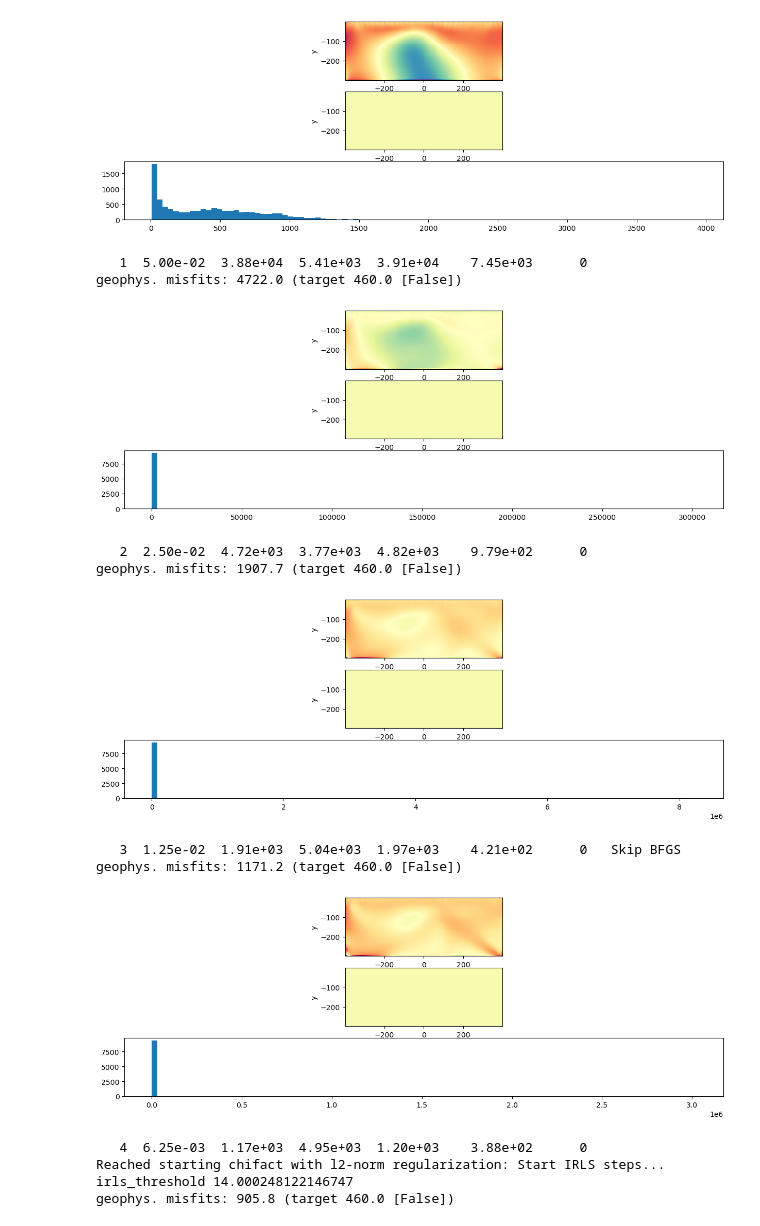
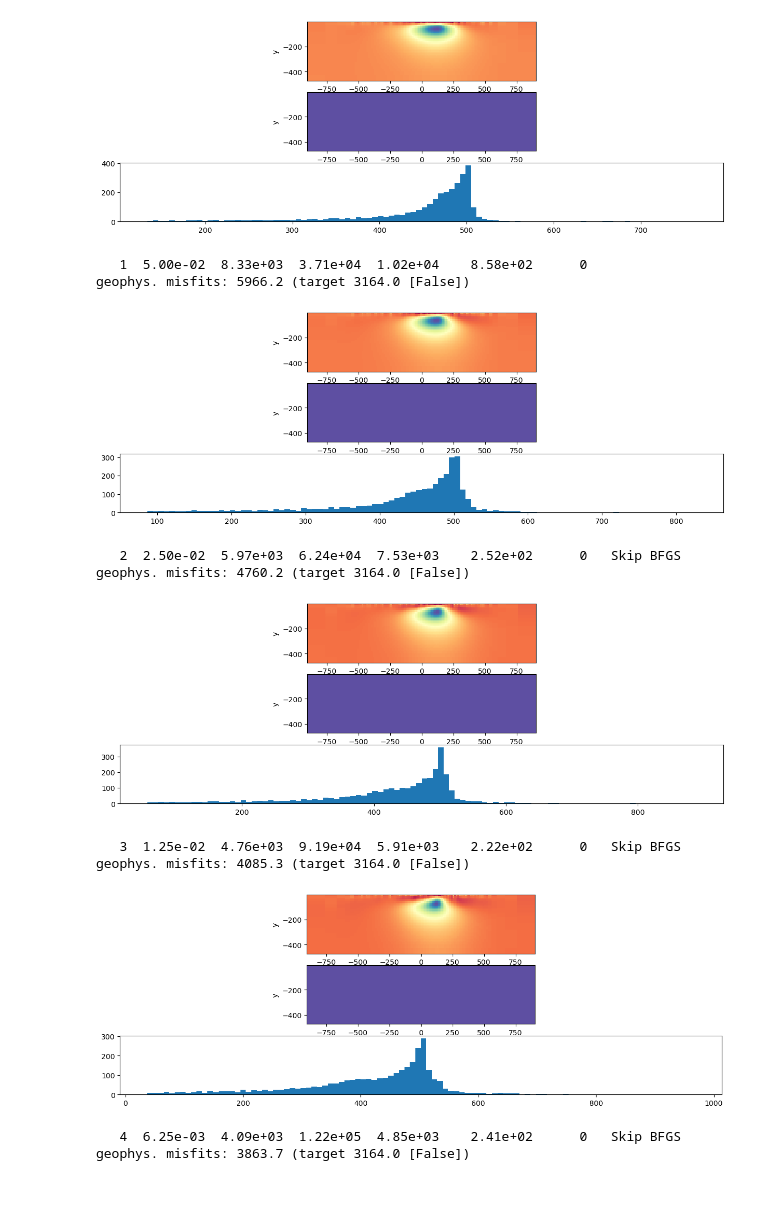
Before and after one commit to JKutt/transformers_segmentation, a Jupyter notebook: geological_segmentation/02-sparse_dip.ipynb, the cells around one changed output. Cells and saved outputs as stored; diff of their text form; code cells hidden in the pictures; blank space fills up the shorter version.

Commit message:
update to sparse norms

```diff
--- a/geological_segmentation/02-sparse_dip.ipynb
+++ b/geological_segmentation/02-sparse_dip.ipynb
@@ -70,7 +70,7 @@ class plot_mref(directives.InversionDirective):
         )
         # fig,ax = plt.subplots(1,1,figsize=(15,5))
         mm2 = meshCore.plot_image(
-            1 / np.exp(self.invProb.reg.objfcts[0].mref), ax=ax[1],
+            1 / np.exp(self.invProb.reg.objfcts[0].reference_model), ax=ax[1],
             # clim=[-np.log(250),-np.log(10),],
             clim=[0,500],
             pcolor_opts={'cmap':'Spectral'}
@@ -442,8 +456,9 @@ np.quantile(np.abs(dc_data.dobs), 0.08)
 
 dmis = data_misfit.L2DataMisfit(data=dc_data, simulation=simulation)
 # dmis.w = 1 / np.abs(dc_data.dobs * 0.05 + np.quantile(np.abs(dc_data.dobs), 0.1))
-m0 = np.log(1/dcutils.apparent_resistivity_from_voltage(survey, dc_data.dobs).mean()) * np.ones(mapping.nP)
+# m0 = np.log(1/dcutils.apparent_resistivity_from_voltage(survey, dc_data.dobs).mean()) * np.ones(mapping.nP)
 # m0 = np.load(r"/home/juanito/Documents/git/jresearch/geological_segmentation/guided/model_11.npy")
+m0 = np.log(1/500) * np.ones(mapping.nP)
 # Create the regularization with GMM information
 idenMap = maps.IdentityMap(nP=m0.shape[0])
 wires = maps.Wires(('m', m0.shape[0]))
@@ -458,19 +473,19 @@ reg_mean = regularization.Sparse(
 
 reg_mean.reference_model_in_smooth = True  # Include reference model in smoothness
 
-p = 0
+p = 1
 qx = 1
 qz = 1
 reg_mean.norms = [p, qx, qz]
 
 # Reach target misfit for L2 solution, then use IRLS until model stops changing.
 update_IRLS = directives.Update_IRLS(
-    max_irls_iterations=25, minGNiter=1, chifact_start=2.0
+    max_irls_iterations=25, minGNiter=1, chifact_start=1.2
 )
 
 
 # Optimization
-opt = optimization.ProjectedGNCG(maxIter=15, upper=np.inf, lower=-np.inf, tolCG=1E-5, maxIterLS=20, )
+opt = optimization.ProjectedGNCG(maxIter=30, upper=np.inf, lower=-np.inf, tolCG=1E-5, maxIterLS=20, )
 opt.remember('xc')
 
 # Set the inverse problem
@@ -485,13 +500,13 @@ targets = directives.MultiTargetMisfits(
 
 plot_iter_mref = plot_mref()
 plot_iter_mref.mesh = meshCore
-updateSensW = directives.UpdateSensitivityWeights(threshold=5e-4, everyIter=False)
-update_Jacobi = directives.UpdatePreconditioner()
+# updateSensW = directives.UpdateSensitivityWeights(threshold=5e-4, everyIter=False)
+# update_Jacobi = directives.UpdatePreconditioner()
 # save_pgi = SavePGIOutput('./pgi_param')
 invProb.beta = 1e-1
 inv = inversion.BaseInversion(invProb,
                             directiveList=[
-                                            updateSensW,
+                                            # updateSensW,
                                             # update_sam,
                                             #  petrodir,
                                             update_IRLS,
@@ -499,7 +514,7 @@ inv = inversion.BaseInversion(invProb,
                                             # MrefInSmooth,
                                             plot_iter_mref,
                                             #  save_pgi,
-                                            update_Jacobi,
+                                            # update_Jacobi,
                                             ])
 
 # Run!
@@ -522,14 +537,12 @@ geophys. misfits: 38786.2 (target 460.0 [False])
-[figure, old version]
+[figure, new version]
-   1  5.00e-02  3.88e+04  5.41e+03  3.91e+04    7.45e+03      0
-geophys. misfits: 4722.0 (target 460.0 [False])
+   1  5.00e-02  8.33e+03  3.71e+04  1.02e+04    8.58e+02      0
+geophys. misfits: 5966.2 (target 3164.0 [False])
-[figure, old version]
+[figure, new version]
-   2  2.50e-02  4.72e+03  3.77e+03  4.82e+03    9.79e+02      0
-geophys. misfits: 1907.7 (target 460.0 [False])
+   2  2.50e-02  5.97e+03  6.24e+04  7.53e+03    2.52e+02      0   Skip BFGS
+geophys. misfits: 4760.2 (target 3164.0 [False])
-[figure, old version]
+[figure, new version]
-   3  1.25e-02  1.91e+03  5.04e+03  1.97e+03    4.21e+02      0   Skip BFGS
-geophys. misfits: 1171.2 (target 460.0 [False])
+   3  1.25e-02  4.76e+03  9.19e+04  5.91e+03    2.22e+02      0   Skip BFGS
+geophys. misfits: 4085.3 (target 3164.0 [False])
-[figure, old version]
+[figure, new version]
-   4  6.25e-03  1.17e+03  4.95e+03  1.20e+03    3.88e+02      0
-Reached starting chifact with l2-norm regularization: Start IRLS steps...
-irls_threshold 14.000248122146747
-geophys. misfits: 905.8 (target 460.0 [False])
+   4  6.25e-03  4.09e+03  1.22e+05  4.85e+03    2.41e+02      0   Skip BFGS
+geophys. misfits: 3863.7 (target 3164.0 [False])
```
Also changed, not shown: parts of 6 cells of this notebook.
